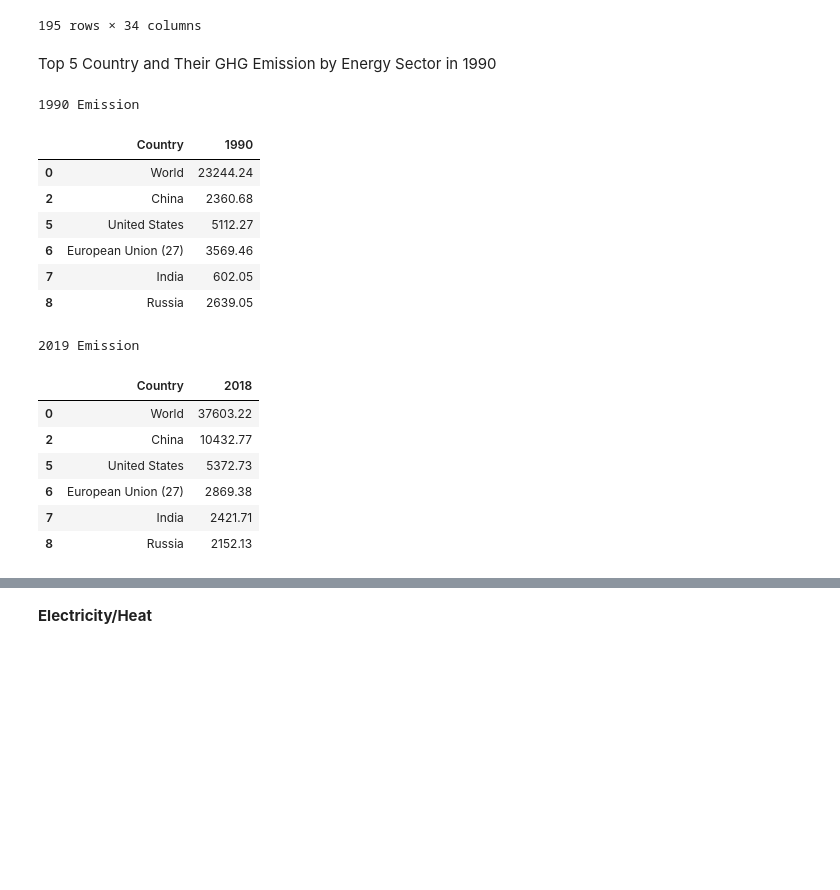
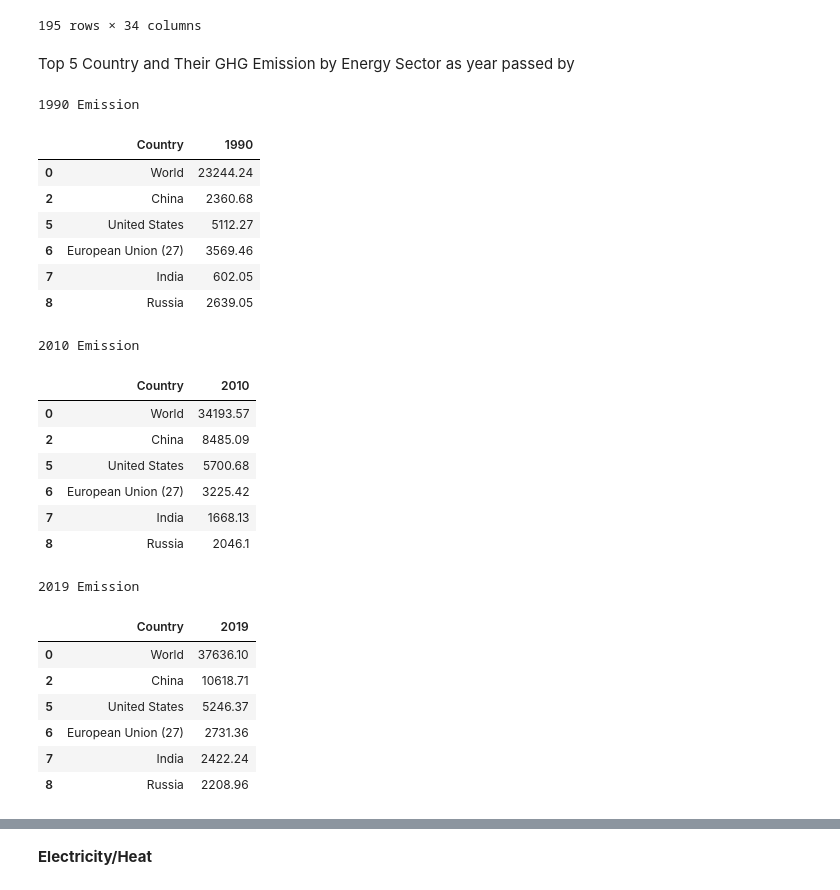
Before and after one commit to KJLumalang/ITBA-3206_Planeteers, a Jupyter notebook: ITBA_3206_Planeteers.ipynb, the cells around one changed output, grey strips where cells are left out. Saved outputs shown, nothing was run; the diff lists cells and outputs as text; code cells hidden in the pictures; blank space fills up the shorter version.

```diff
--- a/ITBA_3206_Planeteers.ipynb
+++ b/ITBA_3206_Planeteers.ipynb
@@ -157,26 +159,47 @@ display(energy_data)
 | 564 | Tuvalu | Energy | ... | 0.01 | 0.01 |
 195 rows × 34 columns
 # %% [markdown]
-Top 5 Country and Their GHG Emission by Energy Sector in 1990
+Top 5 Country and Their GHG Emission by Energy Sector as year passed by
 # %%
+from IPython.display import HTML, display
+
+display(HTML("""
+<style>
+#output-body {
+    display: flex;
+    align-items: center;
+    justify-content: center;
+}
+</style>
+"""))
 print("1990 Emission")
 display(energy_data.loc[0:8,["Country","1990"]], )
+print("2010 Emission")
+display(energy_data.loc[0:8,["Country","2010"]], )
 print("2019 Emission")
-display(energy_data.loc[0:8,["Country","2018"]], )
+display(energy_data.loc[0:8,["Country","2019"]], )
 # %% [output]
 1990 Emission
 |  | Country | 1990 |
 | 0 | World | 23244.24 |
 | 2 | China | 2360.68 |
 | 5 | United States | 5112.27 |
 | 6 | European Union (27) | 3569.46 |
 | 7 | India | 602.05 |
 | 8 | Russia | 2639.05 |
-2019 Emission
+2010 Emission
-|  | Country | 2018 |
-| 0 | World | 37603.22 |
-| 2 | China | 10432.77 |
-| 5 | United States | 5372.73 |
-| 6 | European Union (27) | 2869.38 |
-| 7 | India | 2421.71 |
-| 8 | Russia | 2152.13 |
+|  | Country | 2010 |
+| 0 | World | 34193.57 |
+| 2 | China | 8485.09 |
+| 5 | United States | 5700.68 |
+| 6 | European Union (27) | 3225.42 |
+| 7 | India | 1668.13 |
+| 8 | Russia | 2046.1 |
+2019 Emission
+|  | Country | 2019 |
+| 0 | World | 37636.10 |
+| 2 | China | 10618.71 |
+| 5 | United States | 5246.37 |
+| 6 | European Union (27) | 2731.36 |
+| 7 | India | 2422.24 |
+| 8 | Russia | 2208.96 |
```
Also changed, not shown: parts of 13 cells of this notebook.
